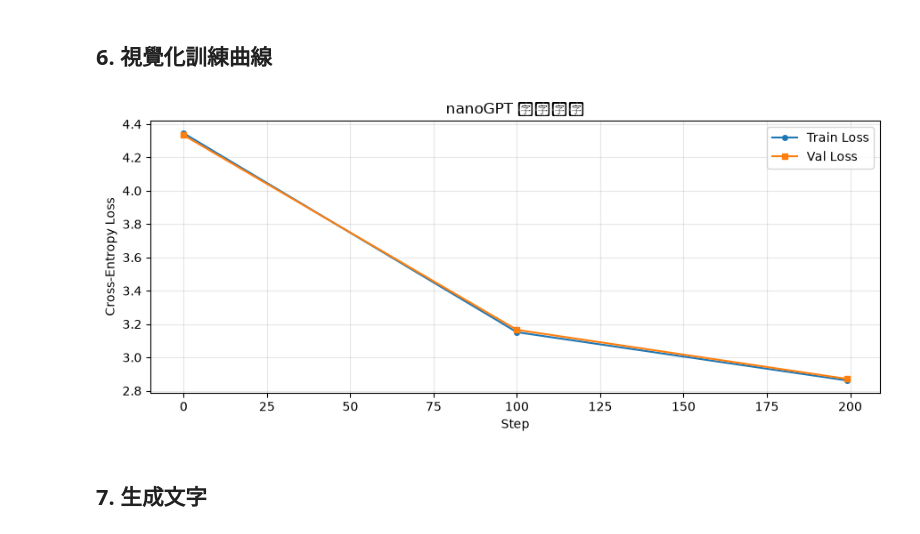
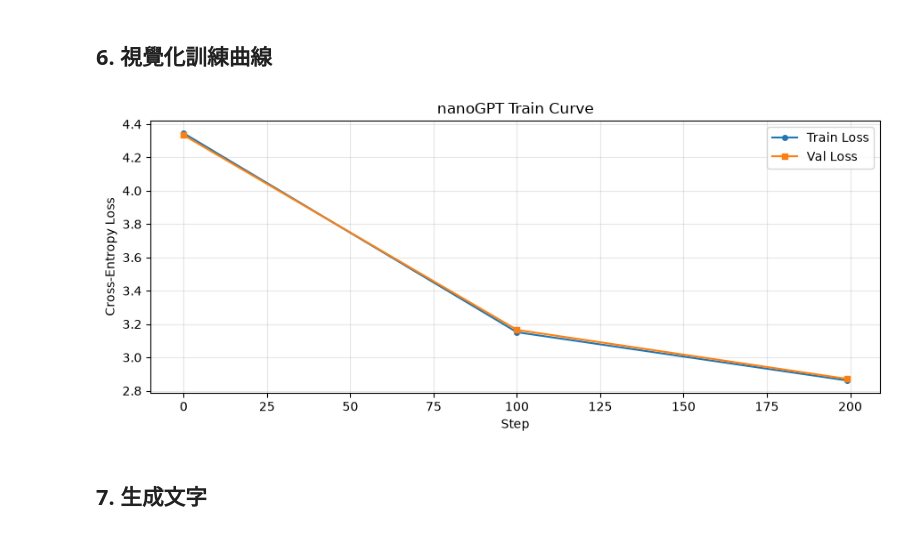
Before and after one commit to billy1125/Learning-Transformer, a Jupyter notebook: notebooks/NB4-nanoGPT.ipynb, the cells around one changed output. Saved outputs shown, nothing was run; the diff lists cells and outputs as text; code cells hidden in the pictures.

```diff
--- a/notebooks/NB4-nanoGPT.ipynb
+++ b/notebooks/NB4-nanoGPT.ipynb
@@ -343,18 +348,18 @@ print('\n訓練完成 ✓')
 # %%
 import matplotlib.pyplot as plt
 
 plt.figure(figsize=(9, 4))
 plt.plot(steps_log, train_losses, label='Train Loss', marker='o', markersize=4)
 plt.plot(steps_log, val_losses,   label='Val Loss',   marker='s', markersize=4)
 plt.xlabel('Step')
 plt.ylabel('Cross-Entropy Loss')
-plt.title('nanoGPT 訓練曲線')
+plt.title('nanoGPT Train Curve')
 plt.legend()
 plt.grid(True, alpha=0.3)
 plt.tight_layout()
 plt.show()
 # %% [output]
-[figure, old version]
+[figure, new version]
 # %% [markdown]
 ## 7. 生成文字
 # %%
```
Also changed, not shown: parts of 2 cells of this notebook.
